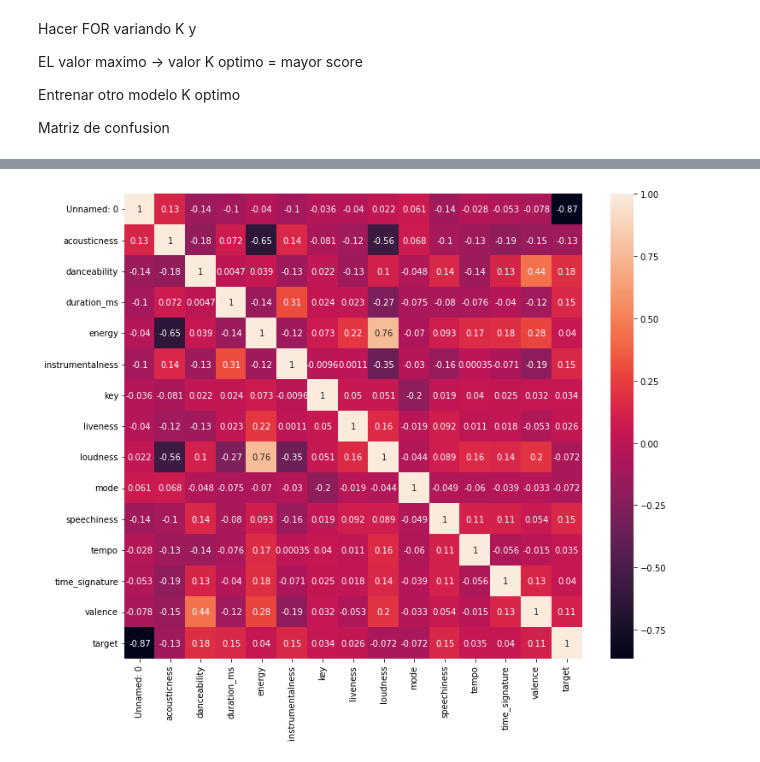
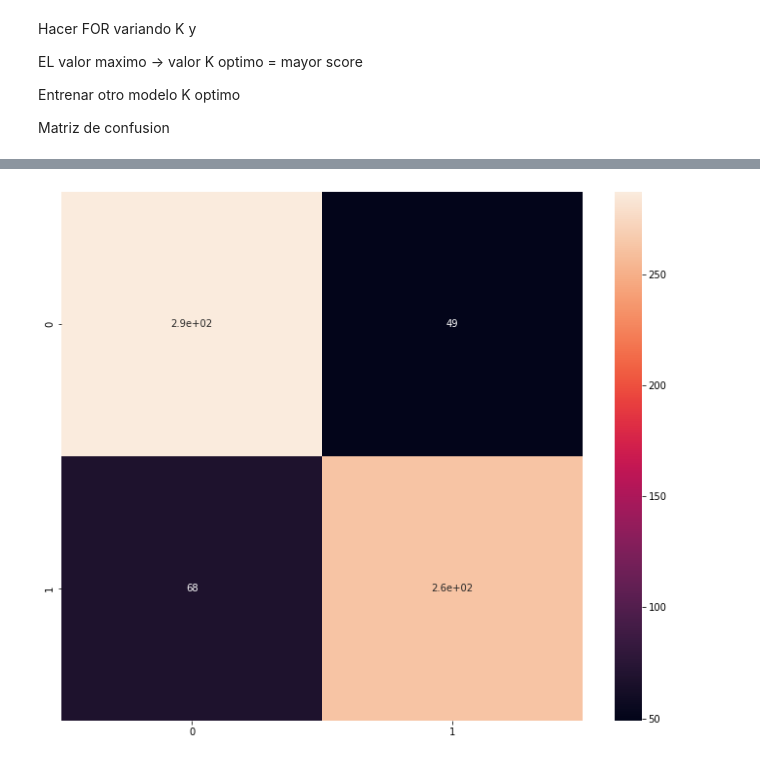
Before and after one commit to disenodc/MachineLearning_UNS, a Jupyter notebook: TP3_3_Spotify.ipynb, the cells around one changed output, grey strips where cells are left out. Cells and saved outputs as stored; diff of their text form; code cells hidden in the pictures.

```diff
--- a/TP3_3_Spotify.ipynb
+++ b/TP3_3_Spotify.ipynb
@@ -60,7 +70,8 @@ dtype: int64
 # %%
 # Entreno el modelo
 
-knn = neighbors.KNeighborsClassifier(n_neighbors=7)
+knn = neighbors.KNeighborsClassifier(n_neighbors=5)
 
 knn.fit(X_train, y_train)
+knn.fit(X_test, y_test)
 # %% [output]
@@ -86,17 +97,18 @@ Matriz de confusion
 # %%
 # Elegir el mejor valor de k y graficar score en funcion
 
-k_range = range(1, 20)
+k_range = range(1, 10)
 scores = []
 for k in k_range:
     knn = KNeighborsClassifier(n_neighbors = k)
-    knn.fit(X_train, y_train)
+    # knn.fit(X_train, y_train)
+    knn.fit(X_test, y_test)
     scores.append(knn.score(X_test, y_test))
 plt.figure()
 plt.xlabel('k')
 plt.ylabel('accuracy')
 plt.scatter(k_range, scores)
-plt.xticks([0,5,10,15,20])
+plt.xticks([0,5,10])
 # %% [output]
 ([<matplotlib.axis.XTick at 0x...>,
   <matplotlib.axis.XTick at 0x...>,
@@ -107,0 +118,12 @@ plt.xticks([0,5,10,15,20])
+# %%
+# Entreno el modelo con el K optimo
+knn = neighbors.KNeighborsClassifier(n_neighbors=3)
+
+knn.fit(X_train, y_train)
+knn.fit(X_test, y_test)
+
+#calculando precision del modelo
+print(knn.score(X_train, y_train))
+
+#Calculo la precision del modelo
+print(knn.score(X_test, y_test))
@@ -108,9 +133,10 @@ plt.xticks([0,5,10,15,20])
 # %%
 #Prediccion Confusion Matrix
-
 prediccion = knn.predict(X_test)
 
-print(confusion_matrix(y_test, prediccion))
+Confusion_Matrix = confusion_matrix(y_test, prediccion)
+
+print(Confusion_Matrix)
 print(classification_report(y_test, prediccion))
 
 print(prediccion)
@@ -157,8 +161,8 @@ attributes_spotify_corr
 # %%
 # Matriz de confusion
 
 fig, ax = plt.subplots(figsize=(12, 10))
 
-sns.heatmap(attributes_spotify_corr, annot=True);
+sns.heatmap(Confusion_Matrix, annot=True);
 # %% [output]
-[figure, old version]
+[figure, new version]
```
Also changed, not shown: parts of 12 cells of this notebook.
